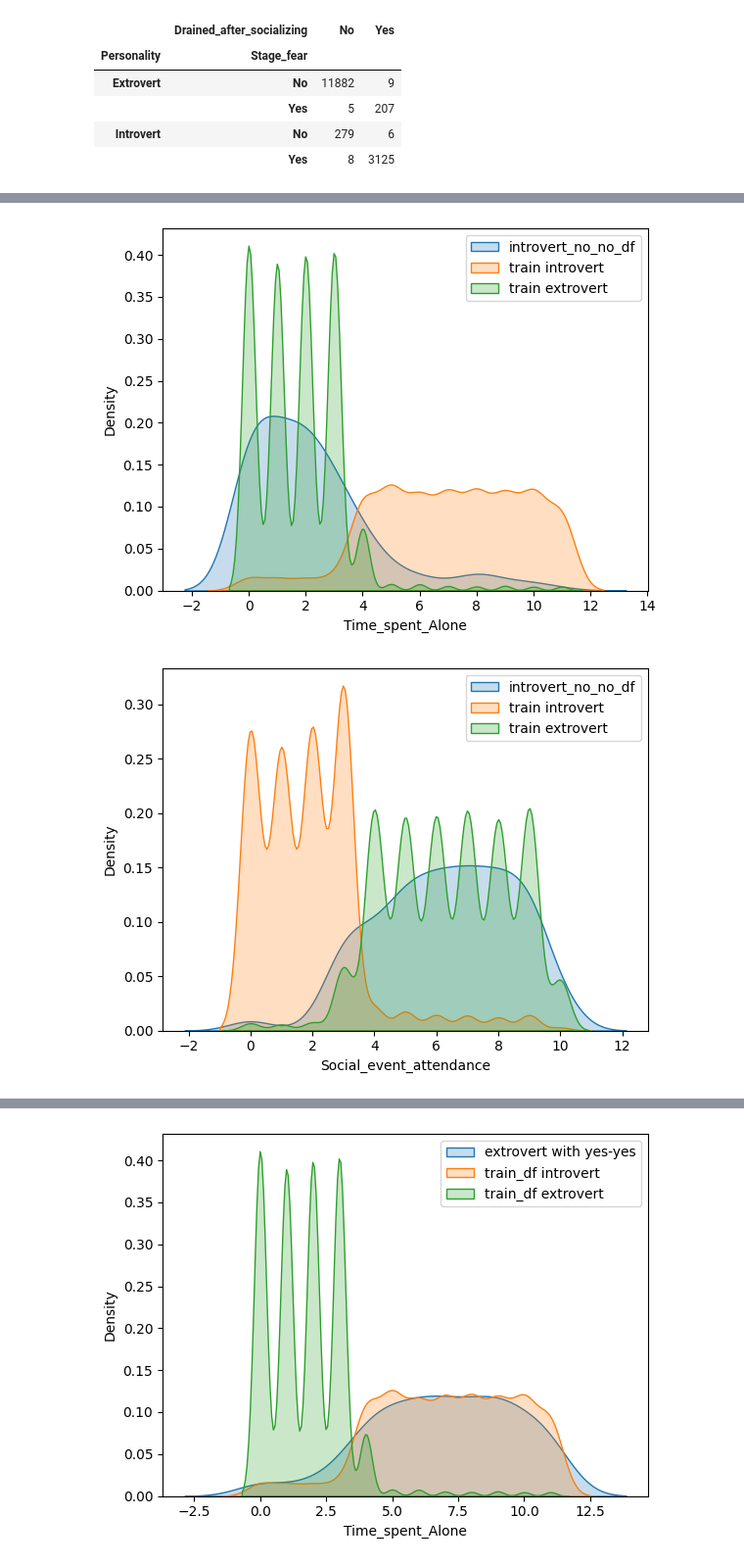
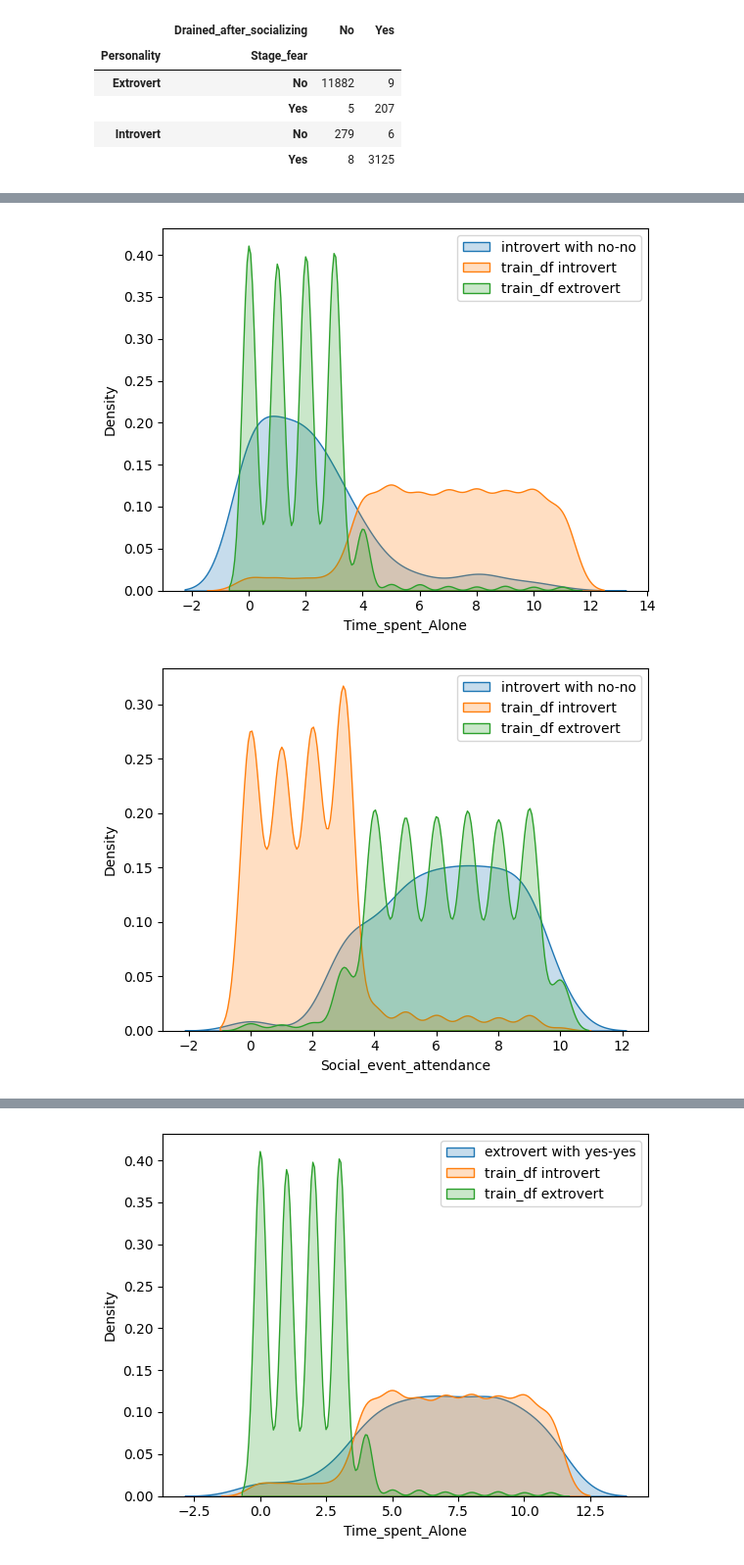
Before and after one commit to PiotrPieciak/LEARN_06_KAGGLE_Predict_Introverts, a Jupyter notebook: notebooks/01_Introverts_and_extroverts_EDA.ipynb, the cells around one changed output, grey strips where cells are left out. Shown at 98% size. Cells and saved outputs as stored; diff of their text form; code cells hidden in the pictures.

```diff
--- a/notebooks/01_Introverts_and_extroverts_EDA.ipynb
+++ b/notebooks/01_Introverts_and_extroverts_EDA.ipynb
@@ -179,8 +179,8 @@ sns.heatmap(test_df[['Time_spent_Alone', 'Social_event_attendance','Going_outsid
 <Axes: >
 [figure]
 # %%
-colums = [col for col in test_df.columns if col != 'id']
-for col in colums:
+columns = [col for col in test_df.columns if col != 'id']
+for col in columns:
     train_df.groupby([col,'Personality']).size().unstack().plot(kind='bar', stacked=True, title=col)
 # %% [output]
 [figure]
@@ -269,13 +269,13 @@ train_extrovert_df = train_df[train_df['Personality']=='Extrovert']
 introvert_no_no_df = train_df[(train_df["Stage_fear"]=='No') & (train_df["Drained_after_socializing"]=='No') & (train_df['Personality']=='Introvert')]
 extrovert_yes_yes_df = train_df[(train_df["Stage_fear"]=='Yes') & (train_df["Drained_after_socializing"]=='Yes') & (train_df['Personality']=='Extrovert')]
 # %%
-for col in test_df.columns:
-    if col != 'id' and test_df[col].dtype in[np.int64,np.float64]:
+for col in columns:
+    if train_df[col].dtype in[np.int64,np.float64]:
         sns.kdeplot(introvert_no_no_df[col], label='introvert with no-no', fill=True)
         sns.kdeplot(train_introvert_df[col], label='train_df introvert', fill=True)
         sns.kdeplot(train_extrovert_df[col], label='train_df extrovert', fill=True)
         plt.legend()
         plt.show()
 # %% [output]
-[figure, old version]
+[figure, new version]
-[figure, old version]
+[figure, new version]
```
Also changed, not shown: parts of 9 cells of this notebook.
